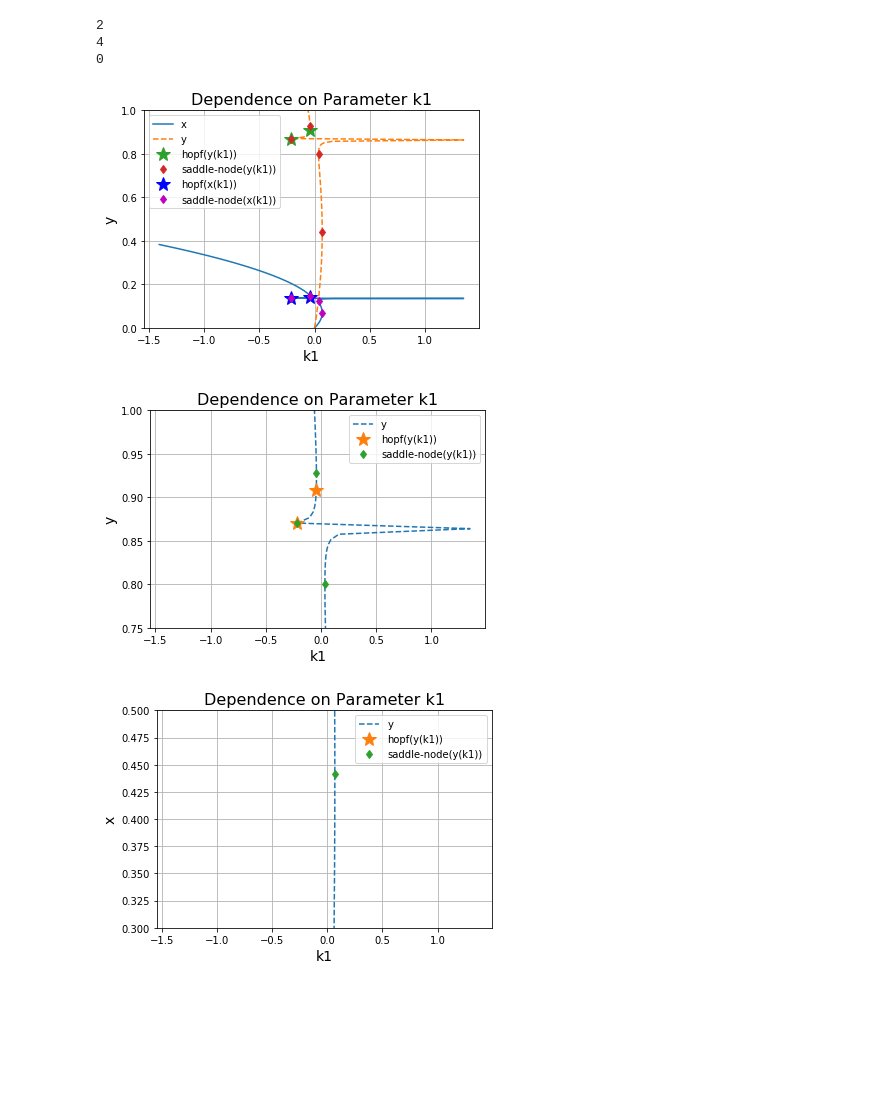
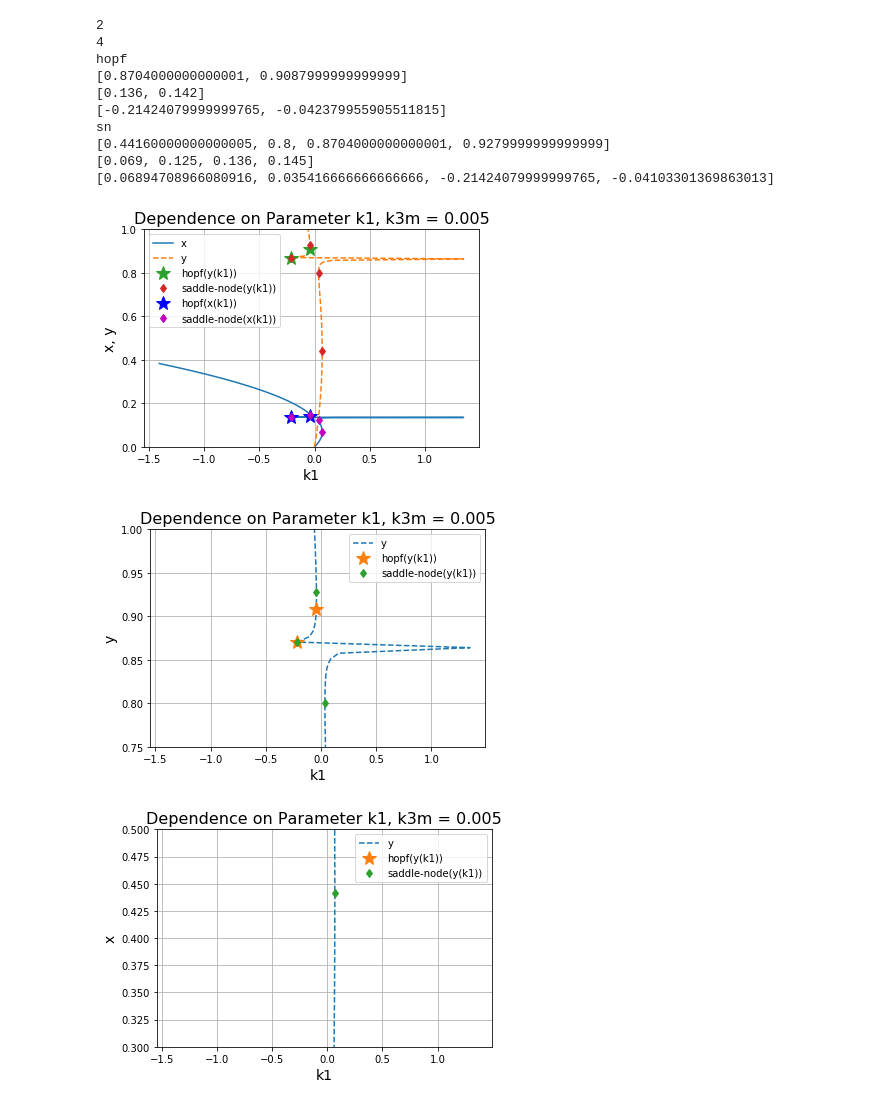
Before and after one commit to KsenyaBu/Python_BUKS_Practicum, a Jupyter notebook: Project#2_BUKS.ipynb, the cells around one changed output. Cells and saved outputs as stored; diff of their text form; code cells hidden in the pictures; blank space fills up the shorter version.

```diff
--- a/Project#2_BUKS.ipynb
+++ b/Project#2_BUKS.ipynb
@@ -162,7 +172,6 @@ a21 = k3
 a22 = -k3m
 sp = [a11[i]+a22 for i in range(384)]
 determ = [a11[i]*a22-a12[i]*a21 for i in range(384)]
-DI = [sp[i]**2-4*determ[i] for i in range(384)]
 index = 1
 yh = []
 xh = []
@@ -170,9 +179,6 @@ k1h = []
 ysn = []
 xsn = []
 k1sn = []
-ydi = []
-xdi = []
-k1di = []
 while index < 384:
     if sp[index]*sp[index-1] <= 0:
         yh.append(y[index])
@@ -182,17 +188,19 @@ while index < 384:
         ysn.append(y[index])
         xsn.append(x[index])
         k1sn.append(k1[index])
-    if DI[index]*DI[index-1] <= 0:
-        ydi.append(y[index])
-        xdi.append(x[index])
-        k1di.append(k1[index])
     index += 1
 print(len(xh))
 print(len(xsn))
-print(len(xdi))
+print("hopf")
+print(yh)
+print(xh)
+print(k1h)
+print("sn")
+print(ysn)
+print(xsn)
+print(k1sn)
 mh = len(xh)
 msn = len(xsn)
-mdi = len(xdi)
 fig = plt.figure()
 plt.plot(k1, x, label = u'x')
 plt.plot(k1, y, label = u'y', linestyle='--')
@@ -200,8 +208,8 @@ plt.plot(k1h,yh, label = u'hopf(y(k1))', linestyle = 'None', marker='*', markers
 plt.plot(k1sn,ysn, label = u'saddle-node(y(k1))', linestyle = 'None', marker='d')
 plt.plot(k1h,xh, label = u'hopf(x(k1))', linestyle = 'None', marker='*', markersize = '15', color='b')
 plt.plot(k1sn,xsn, label = u'saddle-node(x(k1))', linestyle = 'None', marker='d',color='m')
-plt.title('Dependence on Parameter k1',fontsize=16)
-plt.ylabel('y',fontsize=14)
+plt.title('Dependence on Parameter k1, k3m = 0.005',fontsize=16)
+plt.ylabel('x, y',fontsize=14)
 plt.xlabel('k1',fontsize=14)
 x1,x2,y1,y2 = plt.axis()
 plt.axis((x1,x2,0,1))
@@ -212,41 +220,48 @@ fig1 = plt.figure()
 plt.plot(k1, y, label = u'y', linestyle='--')
 plt.plot(k1h,yh, label = u'hopf(y(k1))', linestyle = 'None', marker='*', markersize = '15')
 plt.plot(k1sn,ysn, label = u'saddle-node(y(k1))', linestyle = 'None', marker='d')
-plt.title('Dependence on Parameter k1',fontsize=16)
+plt.title('Dependence on Parameter k1, k3m = 0.005',fontsize=16)
 plt.ylabel('y',fontsize=14)
 plt.xlabel('k1',fontsize=14)
 x1,x2,y1,y2 = plt.axis()
 plt.axis((x1,x2,0.75,1))
 plt.legend()
 plt.grid(True)
 plt.show()
 fig2 = plt.figure()
 plt.plot(k1, y, label = u'y', linestyle='--')
 plt.plot(k1h,yh, label = u'hopf(y(k1))', linestyle = 'None', marker='*', markersize = '15')
 plt.plot(k1sn,ysn, label = u'saddle-node(y(k1))', linestyle = 'None', marker='d')
-plt.title('Dependence on Parameter k1',fontsize=16)
+plt.title('Dependence on Parameter k1, k3m = 0.005',fontsize=16)
 plt.ylabel('x',fontsize=14)
 plt.xlabel('k1',fontsize=14)
 x1,x2,y1,y2 = plt.axis()
 plt.axis((x1,x2,0.3,0.5))
 plt.legend()
 plt.grid(True)
 plt.show()
 plt.plot(k1, x, label = u'x')
 plt.plot(k1h,xh, label = u'hopf(x(k1))', linestyle = 'None', marker='*', markersize = '15', color='b')
 plt.plot(k1sn,xsn, label = u'saddle-node(x(k1))', linestyle = 'None', marker='d',color='m')
-plt.title('Dependence on Parameter k1',fontsize=16)
+plt.title('Dependence on Parameter k1, k3m = 0.005',fontsize=16)
 plt.ylabel('x',fontsize=14)
 plt.xlabel('k1',fontsize=14)
 x1,x2,y1,y2 = plt.axis()
 plt.axis((x1,x2,0.05,0.16))
 plt.legend()
 plt.grid(True)
 plt.show()
 # %% [output]
 2
 4
-0
+hopf
+[0.8704000000000001, 0.9087999999999999]
+[0.136, 0.142]
+[-0.21424079999999765, -0.042379955905511815]
+sn
+[0.44160000000000005, 0.8, 0.8704000000000001, 0.9279999999999999]
+[0.069, 0.125, 0.136, 0.145]
+[0.06894708966080916, 0.035416666666666666, -0.21424079999999765, -0.04103301369863013]
-[figure, old version]
+[figure, new version]
-[figure, old version]
+[figure, new version]
-[figure, old version]
+[figure, new version]
```
Also changed, not shown: parts of 13 cells of this notebook.
